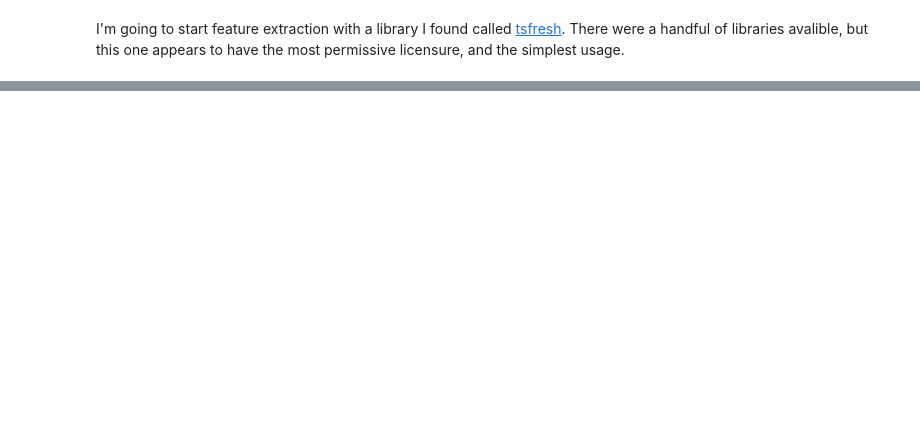
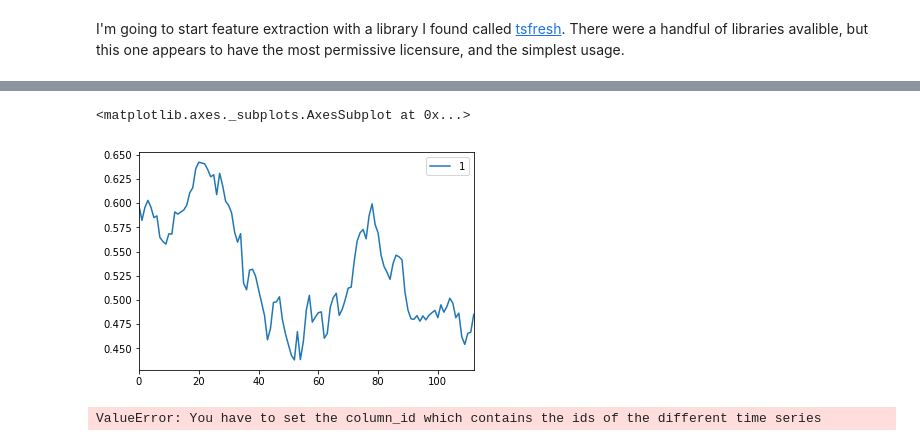
Before and after one commit to BenDavidAaron/FDA-Decision-Stock-Predictor, a Jupyter notebook: Extracting Features from Normalized Data.ipynb, the cells around one changed output, grey strips where cells are left out. Drawn from its saved outputs; the diff is of its cells as text; code cells hidden in the pictures; blank space fills up the shorter version.

Commit message:
Started feature extraction

```diff
--- a/Extracting Features from Normalized Data.ipynb
+++ b/Extracting Features from Normalized Data.ipynb
@@ -39,0 +41,2 @@ extracted_features = extract_features(timeseries, column_id="id", column_sort="t
+# %%
+testCase = data[10]
@@ -39,0 +63,4 @@ extracted_features = extract_features(timeseries, column_id="id", column_sort="t
+# %%
+testFrame = pd.DataFrame(testCase[3][0])
+# %%
+testFrame['tick'] = "foo"
@@ -39,0 +88,9 @@ extracted_features = extract_features(timeseries, column_id="id", column_sort="t
+# %%
+testFrame.plot()
+# %% [output]
+<matplotlib.axes._subplots.AxesSubplot at 0x...>
+[figure, added]
+# %%
+extracted_features = extract_features(testFrame, column_sort=0, column_id=None)
+# %% [output]
+ValueError: You have to set the column_id which contains the ids of the different time series
```
Also changed, not shown: parts of 6 cells of this notebook.
